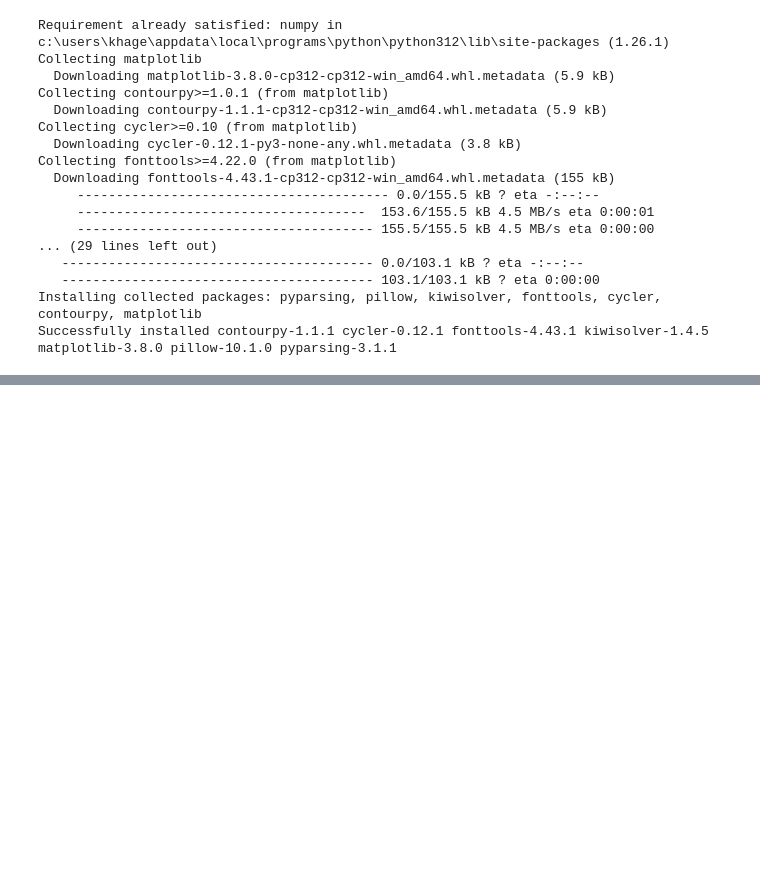
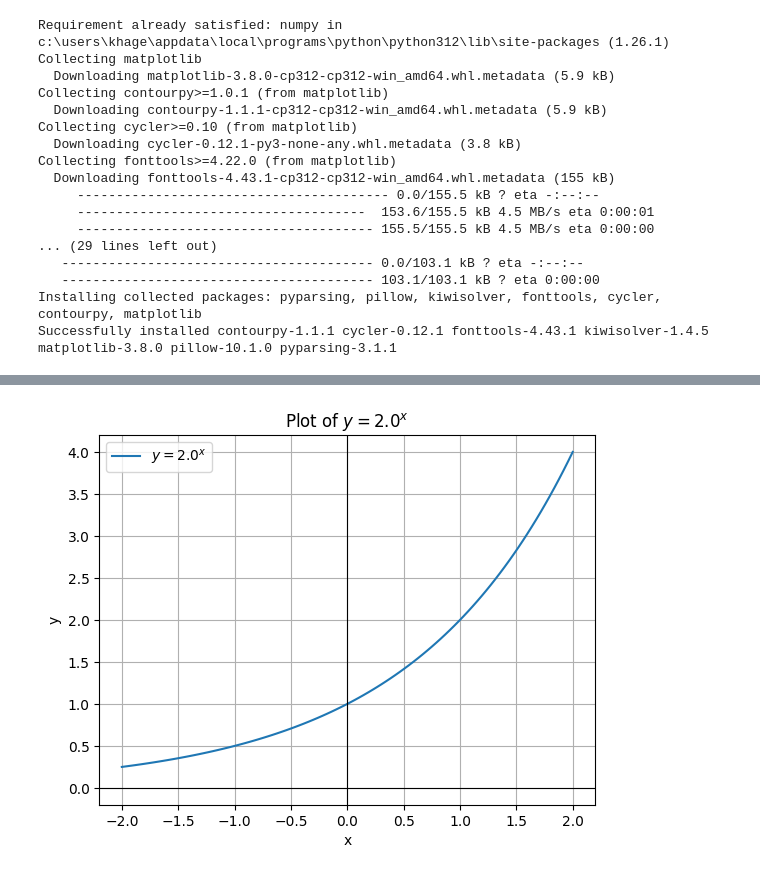
Before and after one commit to Khagendra01/Python-MLL, a Jupyter notebook: discrete.ipynb, the cells around one changed output, grey strips where cells are left out. Saved outputs shown, nothing was run; the diff lists cells and outputs as text; code cells hidden in the pictures; blank space fills up the shorter version.

```diff
--- a/discrete.ipynb
+++ b/discrete.ipynb
@@ -47,0 +73,28 @@ plt.show()
+# %%
+import numpy as np
+import matplotlib.pyplot as plt
+
+# Set the value of 'a' (choose any non-zero value)
+a = 2.0
+
+# Generate x values
+x = np.linspace(-2, 2, 100)  # Adjust the range and number of points as needed
+
+# Calculate y values
+y = a**x
+
+# Create the plot
+plt.plot(x, y, label=f'$y = {a}^x$')
+plt.axhline(0, color='k', linewidth=0.8)  # Add a dark horizontal line at y=0
+plt.axvline(0, color='k', linewidth=0.8)  # Add a dark vertical line at x=0
+
+plt.xlabel('x')
+plt.ylabel('y')
+plt.title(f'Plot of $y = {a}^x$')
+plt.grid(True)
+plt.legend()
+
+# Display the plot
+plt.show()
+# %% [output]
+[figure, added]
```
Also changed, not shown: parts of 5 cells of this notebook, 1 other file.
